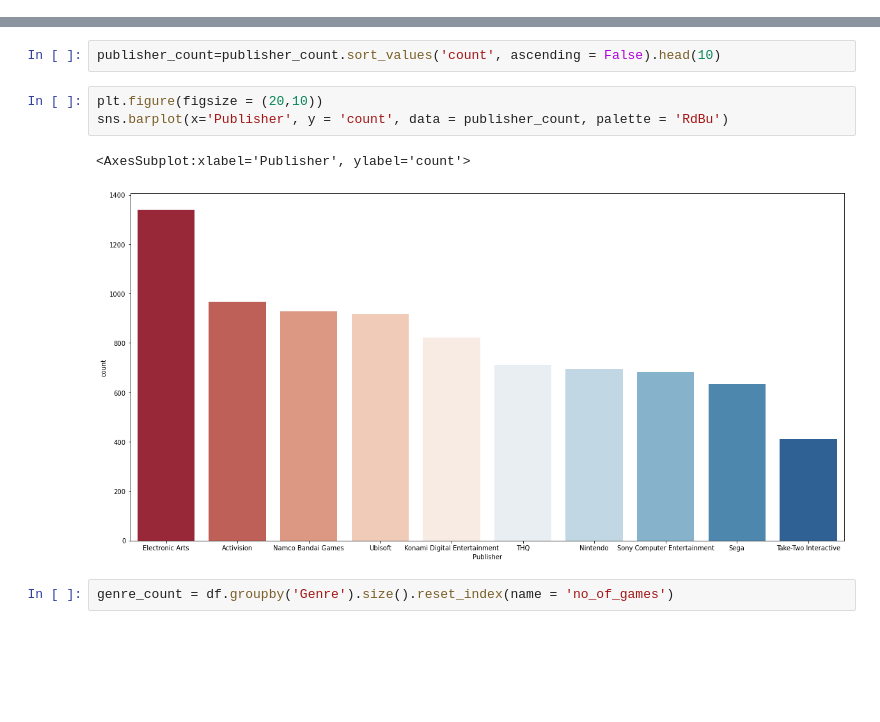
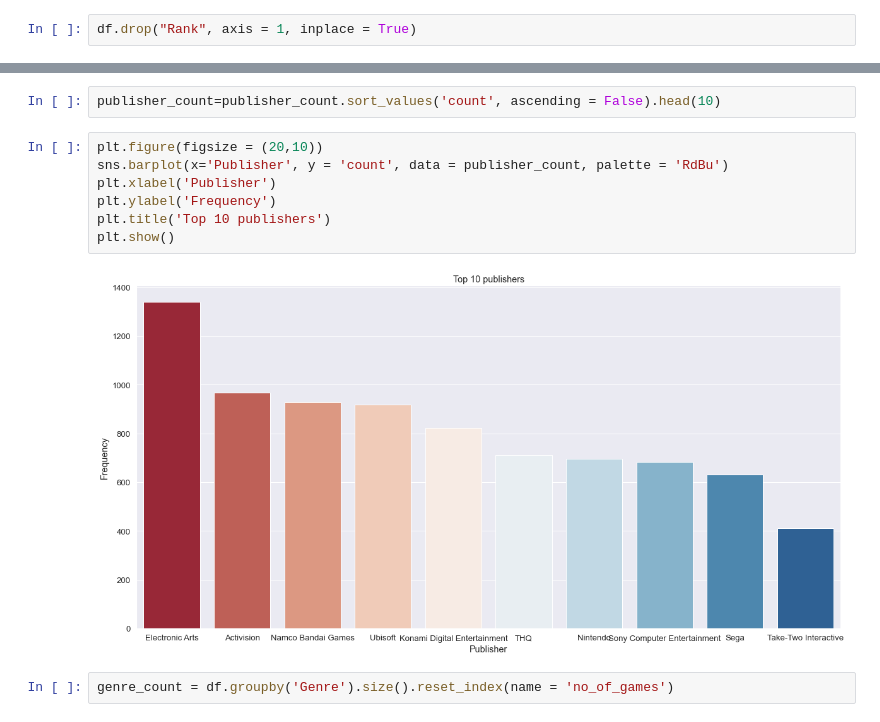
Before and after one commit to Sidhant1201/ViedoGameSales, a Jupyter notebook: VGsales EDAproject/VGsales.ipynb, the cells around one changed output, grey strips where cells are left out. Saved outputs shown, nothing was run; the diff lists cells and outputs as text; blank space fills up the shorter version.

```diff
--- a/VGsales EDAproject/VGsales.ipynb
+++ b/VGsales EDAproject/VGsales.ipynb
@@ -62,3 +78,5 @@ df.describe(include= 'object')
+# %%
+df.drop("Rank", axis = 1, inplace = True)
 # %%
 df.isnull().sum()
 # %% [output]
@@ -156,9 +202,12 @@ publisher_count=publisher_count.sort_values('count', ascending = False).head(10)
 # %%
 plt.figure(figsize = (20,10))
 sns.barplot(x='Publisher', y = 'count', data = publisher_count, palette = 'RdBu')
+plt.xlabel('Publisher')
+plt.ylabel('Frequency')
+plt.title('Top 10 publishers')
+plt.show()
 # %% [output]
-<AxesSubplot:xlabel='Publisher', ylabel='count'>
-[figure, old version]
+[figure, new version]
 # %%
 genre_count = df.groupby('Genre').size().reset_index(name = 'no_of_games')
 # %%
```
Also changed, not shown: parts of 26 cells of this notebook.
